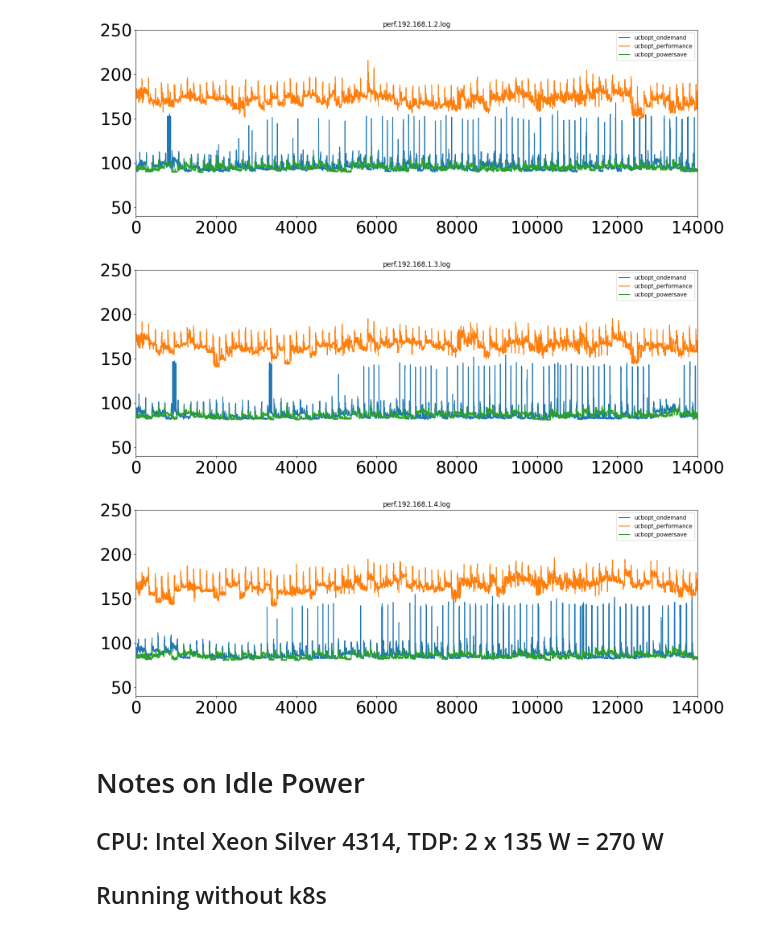
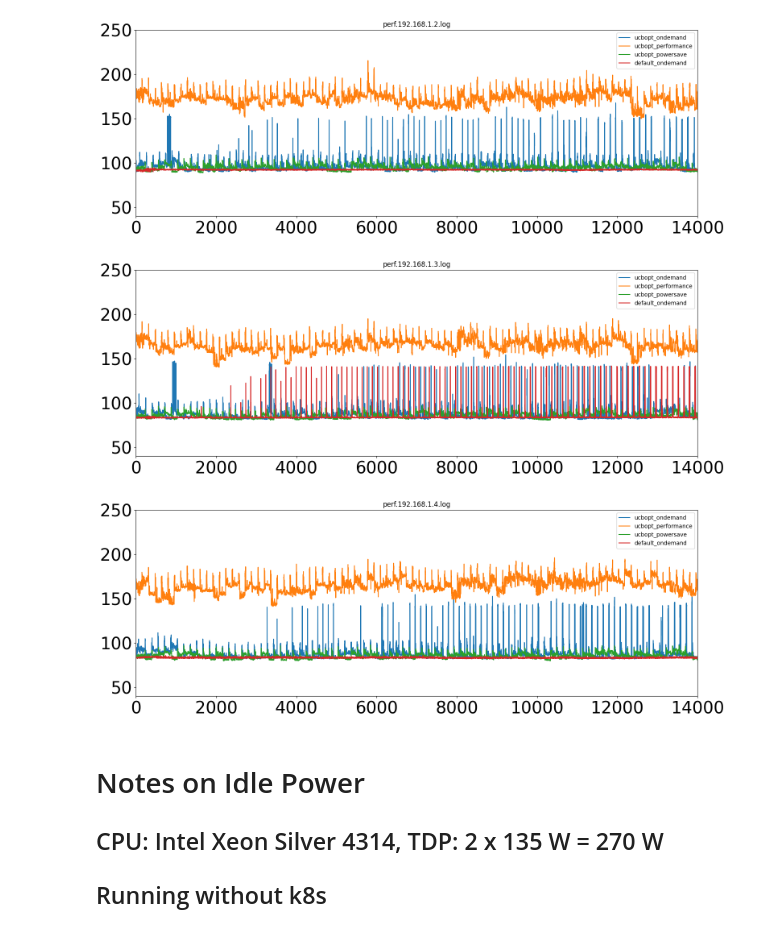
Before and after one commit to SustainableOpenShift/peakler, a Jupyter notebook: experiments/cilantro/jupyter-notebook/sm220u.ipynb, the cells around one changed output. Cells and saved outputs as stored; diff of their text form; code cells hidden in the pictures.

```diff
--- a/experiments/cilantro/jupyter-notebook/sm220u.ipynb
+++ b/experiments/cilantro/jupyter-notebook/sm220u.ipynb
@@ -172,34 +180,39 @@ plt.show()
 # %%
 def getJoules(name):
     with open(name) as f:
         data = f.read()
     arr = []
     for l in data.split('\n'):
         try:
             arr.append(float(l.split(',')[1]))
         except:
             continue
     return arr
 
 for name in ['perf.192.168.1.2.log', 'perf.192.168.1.3.log', 'perf.192.168.1.4.log']:
     arr = getJoules(f'../ucbopt_ondemand_sm220u/results/{name}')
     df = pd.DataFrame()
     df['pkg'] = arr
     ax = df.plot(y='pkg', kind='line', title=f"{name}", ylim=[40, 250], xlim=[0,14000], label='ucbopt_ondemand')
 
-    arr3 = getJoules(f'../ucbopt_performance_sm220u/results/{name}')
+    arr2 = getJoules(f'../ucbopt_performance_sm220u/results/{name}')
+    df2 = pd.DataFrame()
+    df2['pkg'] = arr2
+    df2.plot(ax=ax, y='pkg', kind='line', title=f"{name}", ylim=[40, 250], label='ucbopt_performance')
+
+    arr3 = getJoules(f'../ucbopt_powersave_sm220u/results/{name}')
     df3 = pd.DataFrame()
     df3['pkg'] = arr3
-    df3.plot(ax=ax, y='pkg', kind='line', title=f"{name}", ylim=[40, 250], label='ucbopt_performance')
+    df3.plot(ax=ax, y='pkg', kind='line', title=f"{name}", ylim=[40, 250], label='ucbopt_powersave')
 
-    arr2 = getJoules(f'../ucbopt_powersave_sm220u/results/{name}')
-    df2 = pd.DataFrame()
-    df2['pkg'] = arr2
-    df2.plot(ax=ax, y='pkg', kind='line', title=f"{name}", ylim=[40, 250], label='ucbopt_powersave')
+    arr4 = getJoules(f'../default_ondemand_sm220u/results/{name}')
+    df4 = pd.DataFrame()
+    df4['pkg'] = arr4
+    df4.plot(ax=ax, y='pkg', kind='line', title=f"{name}", ylim=[40, 250], label='default_ondemand')
 # %% [output]
-[figure, old version]
+[figure, new version]
-[figure, old version]
+[figure, new version]
-[figure, old version]
+[figure, new version]
 # %% [markdown]
 # Notes on Idle Power
 ## CPU: Intel Xeon Silver 4314, TDP: 2 x 135 W = 270 W
```
Also changed, not shown: parts of 2 cells of this notebook, 1 other file.
